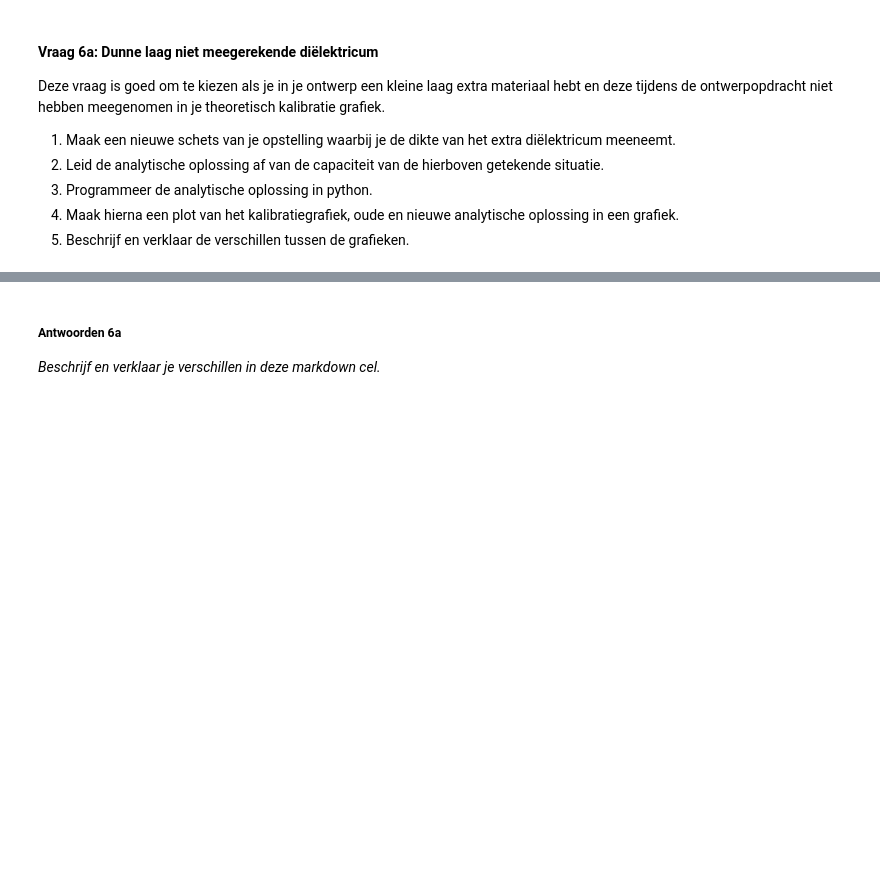
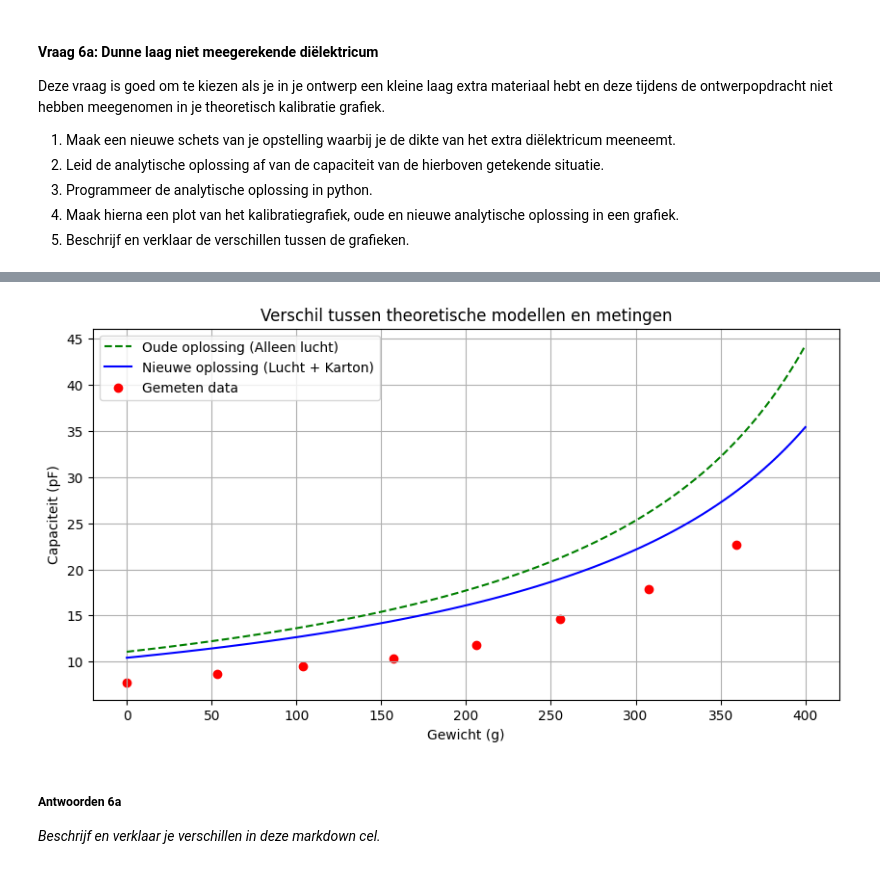
Before and after one commit to DRoelse/Daniel-Def-D, a Jupyter notebook: DigitaleOntwerpopdrachten/1CondensatorOpdracht/CondensatorOntwerpopdracht.ipynb, the cells around one changed output, grey strips where cells are left out. Saved outputs shown, nothing was run; the diff lists cells and outputs as text; code cells hidden in the pictures; blank space fills up the shorter version.

```diff
--- a/DigitaleOntwerpopdrachten/1CondensatorOpdracht/CondensatorOntwerpopdracht.ipynb
+++ b/DigitaleOntwerpopdrachten/1CondensatorOpdracht/CondensatorOntwerpopdracht.ipynb
@@ -785,10 +796,42 @@ Deze vraag is goed om te kiezen als je in je ontwerp een kleine laag extra mater
 # %%
 # Schrijf hier de code voor je oplossing. Gebruik hier je eerder gemaakte functies
-# def condensator_extra_laag(#jouw variabelen): # Schrijf hier jouw functie
-    ## je functie
 
+# Gemeten
+gewichten = np.array([0, 53.5, 104.1, 157.1, 206.1, 255.5, 307.8, 359.2]) # in gram
+capaciteiten = np.array([7.7, 8.7, 9.5, 10.3, 11.8, 14.6, 17.9, 22.7]) # in pF
 
-### Maak hier je plot
+# Constantes
+l = 0.10 # (m) lengte van de platen
+b = 0.10 # (m) breedte van de platen
+A = l * b # (m^2) oppervlakte van de platen
+eps_lucht = 1 # Permittiviteit van lucht
+eps_karton = 2 # Permittiviteit van karton, geschat
+d_karton = 0.001 # (m) dikte van de kartonlaag, geschat
+
+# Met extra laagje karton tussen de platen
+def condensator_extra_laag(d_lucht):
+    return (epsilon0 * A) / ((d_lucht / eps_lucht) + (d_karton / eps_karton))
+
+# Zonder de extra laag karton, alleen lucht tussen de platen
+def condensator_oud(d_lucht):
+    return (epsilon0 * A * eps_lucht) / d_lucht
+
+gewichten_plot = np.linspace(0, 400, 100)
+d_lucht_variabel = np.maximum(0.0001, 0.008 - 0.000015 * gewichten_plot)
+
+C_oud = condensator_oud(d_lucht_variabel) * 1e12
+C_nieuw = condensator_extra_laag(d_lucht_variabel) * 1e12
+
+plt.figure(figsize=(10, 5))
+plt.plot(gewichten_plot, C_oud, 'g--', label='Oude oplossing (Alleen lucht)')
+plt.plot(gewichten_plot, C_nieuw, 'b-', label='Nieuwe oplossing (Lucht + Karton)')
+plt.scatter(gewichten, capaciteiten, color='red', label='Gemeten data')
+plt.xlabel('Gewicht (g)'); plt.ylabel('Capaciteit (pF)')
+plt.title('Verschil tussen theoretische modellen en metingen')
+plt.legend(); plt.grid()
+plt.show()
+# %% [output]
+[figure, added]
 # %% [markdown]
 ##### Antwoorden 6a
 
```
Also changed, not shown: parts of 5 cells of this notebook, 5 other files.
